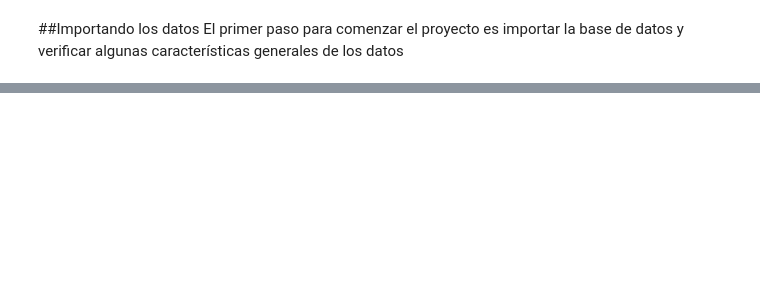
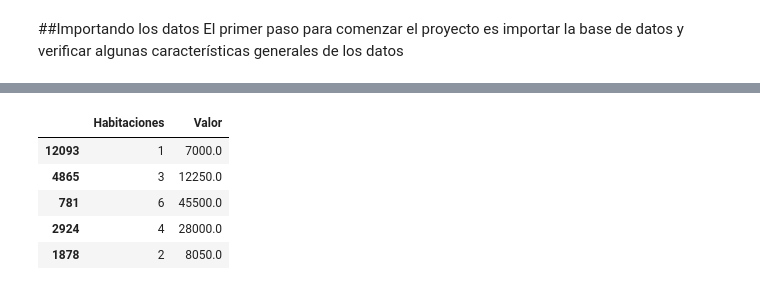
Before and after one commit to JLuceroVasquez/pandas-conociendo-la-biblioteca, a Jupyter notebook: inmuebles_cdmx.ipynb, the cells around one changed output, grey strips where cells are left out. Cells and saved outputs as stored; diff of their text form; code cells hidden in the pictures; blank space fills up the shorter version.

```diff
--- a/inmuebles_cdmx.ipynb
+++ b/inmuebles_cdmx.ipynb
@@ -38,0 +89,10 @@ datos.sample(6)
+# %%
+#Exploración de 2 a más columnas del dataframe. Cuando son 2 o más, se debe pasar los nombres dentro de una lista.
+datos[['Habitaciones', 'Valor']].sample(5)
+# %% [output]
+|  | Habitaciones | Valor |
+| 12093 | 1 | 7000.0 |
+| 4865 | 3 | 12250.0 |
+| 781 | 6 | 45500.0 |
+| 2924 | 4 | 28000.0 |
+| 1878 | 2 | 8050.0 |
```
Also changed, not shown: parts of 12 cells of this notebook.
